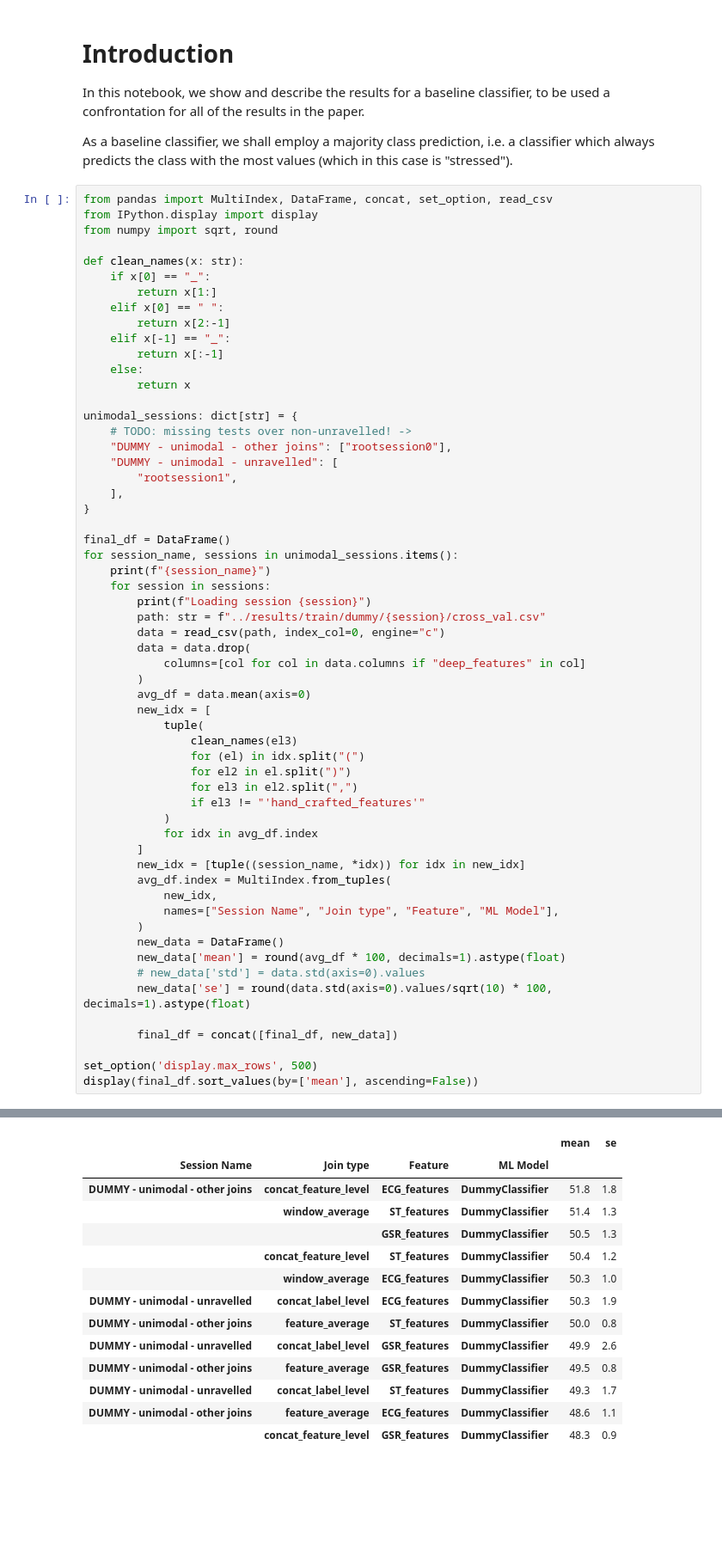
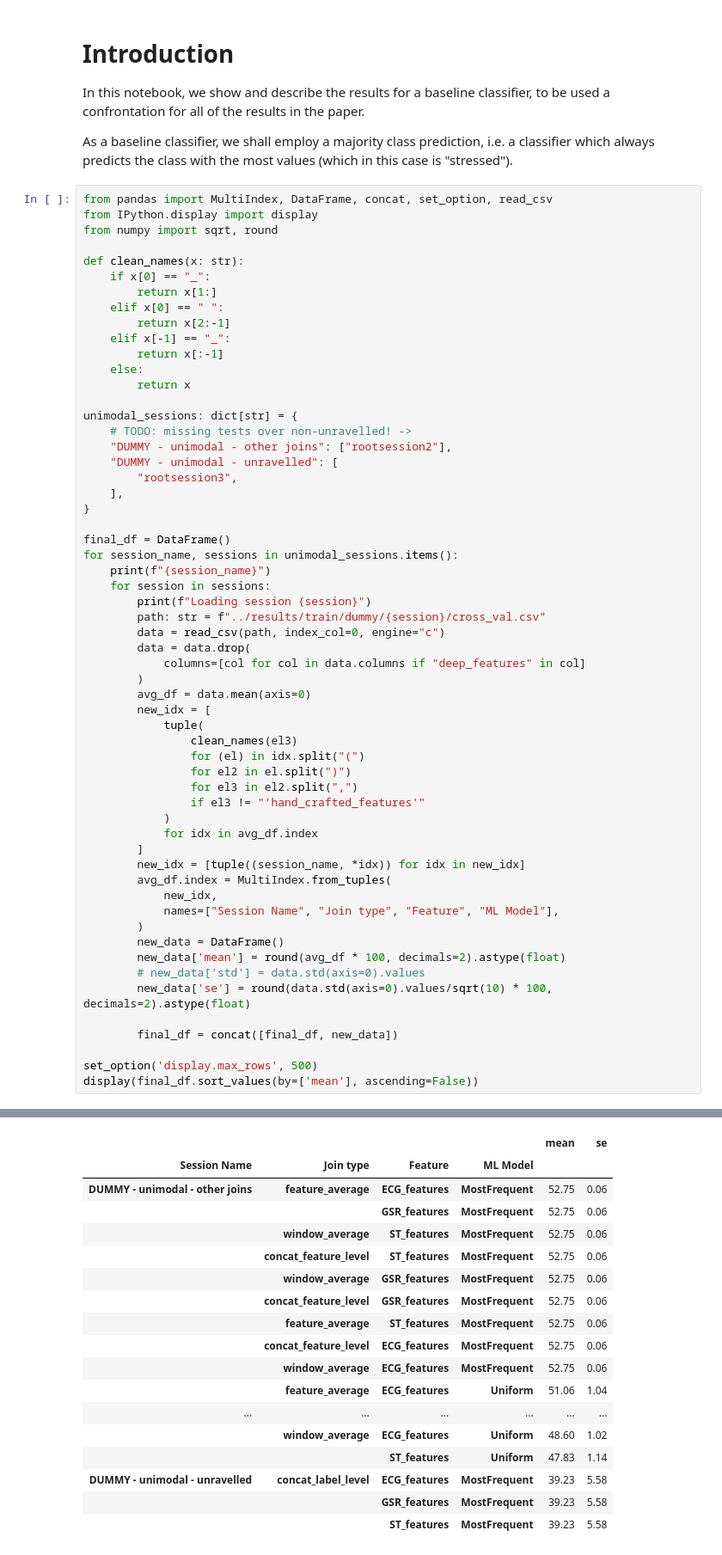
Before and after one commit to LeonardoAlchieri/MUSE, a Jupyter notebook: notebooks/randon-classifier.ipynb, the cells around one changed output, grey strips where cells are left out. Shown at 86% size. Cells and saved outputs as stored; diff of their text form; blank space fills up the shorter version.

```diff
--- a/notebooks/randon-classifier.ipynb
+++ b/notebooks/randon-classifier.ipynb
@@ -21,9 +21,9 @@ def clean_names(x: str):
 
 unimodal_sessions: dict[str] = {
     # TODO: missing tests over non-unravelled! ->
-    "DUMMY - unimodal - other joins": ["rootsession0"],
+    "DUMMY - unimodal - other joins": ["rootsession2"],
     "DUMMY - unimodal - unravelled": [
-        "rootsession1",
+        "rootsession3",
     ],
 }
 
@@ -54,9 +54,9 @@ for session_name, sessions in unimodal_sessions.items():
             names=["Session Name", "Join type", "Feature", "ML Model"],
         )
         new_data = DataFrame()
-        new_data['mean'] = round(avg_df * 100, decimals=1).astype(float)
+        new_data['mean'] = round(avg_df * 100, decimals=2).astype(float)
         # new_data['std'] = data.std(axis=0).values
-        new_data['se'] = round(data.std(axis=0).values/sqrt(10) * 100, decimals=1).astype(float)
+        new_data['se'] = round(data.std(axis=0).values/sqrt(10) * 100, decimals=2).astype(float)
 
         final_df = concat([final_df, new_data])
 
@@ -70,14 +70,18 @@ Loading session rootsession1
 |  |  |  |  | mean | se |
 | Session Name | Join type | Feature | ML Model |  |  |
-| DUMMY - unimodal - other joins | concat_feature_level | ECG_features | DummyClassifier | 51.8 | 1.8 |
-|  | window_average | ST_features | DummyClassifier | 51.4 | 1.3 |
-|  |  | GSR_features | DummyClassifier | 50.5 | 1.3 |
-|  | concat_feature_level | ST_features | DummyClassifier | 50.4 | 1.2 |
-|  | window_average | ECG_features | DummyClassifier | 50.3 | 1.0 |
-| DUMMY - unimodal - unravelled | concat_label_level | ECG_features | DummyClassifier | 50.3 | 1.9 |
-| DUMMY - unimodal - other joins | feature_average | ST_features | DummyClassifier | 50.0 | 0.8 |
-| DUMMY - unimodal - unravelled | concat_label_level | GSR_features | DummyClassifier | 49.9 | 2.6 |
-| DUMMY - unimodal - other joins | feature_average | GSR_features | DummyClassifier | 49.5 | 0.8 |
-| DUMMY - unimodal - unravelled | concat_label_level | ST_features | DummyClassifier | 49.3 | 1.7 |
-| DUMMY - unimodal - other joins | feature_average | ECG_features | DummyClassifier | 48.6 | 1.1 |
-|  | concat_feature_level | GSR_features | DummyClassifier | 48.3 | 0.9 |
+| DUMMY - unimodal - other joins | feature_average | ECG_features | MostFrequent | 52.75 | 0.06 |
+|  |  | GSR_features | MostFrequent | 52.75 | 0.06 |
+|  | window_average | ST_features | MostFrequent | 52.75 | 0.06 |
+|  | concat_feature_level | ST_features | MostFrequent | 52.75 | 0.06 |
+|  | window_average | GSR_features | MostFrequent | 52.75 | 0.06 |
+|  | concat_feature_level | GSR_features | MostFrequent | 52.75 | 0.06 |
+|  | feature_average | ST_features | MostFrequent | 52.75 | 0.06 |
+|  | concat_feature_level | ECG_features | MostFrequent | 52.75 | 0.06 |
+|  | window_average | ECG_features | MostFrequent | 52.75 | 0.06 |
+|  | feature_average | ECG_features | Uniform | 51.06 | 1.04 |
+| ... | ... | ... | ... | ... | ... |
+|  | window_average | ECG_features | Uniform | 48.60 | 1.02 |
+|  |  | ST_features | Uniform | 47.83 | 1.14 |
+| DUMMY - unimodal - unravelled | concat_label_level | ECG_features | MostFrequent | 39.23 | 5.58 |
+|  |  | GSR_features | MostFrequent | 39.23 | 5.58 |
+|  |  | ST_features | MostFrequent | 39.23 | 5.58 |
```
Also changed, not shown: parts of 1 cell of this notebook, 9 other files.
